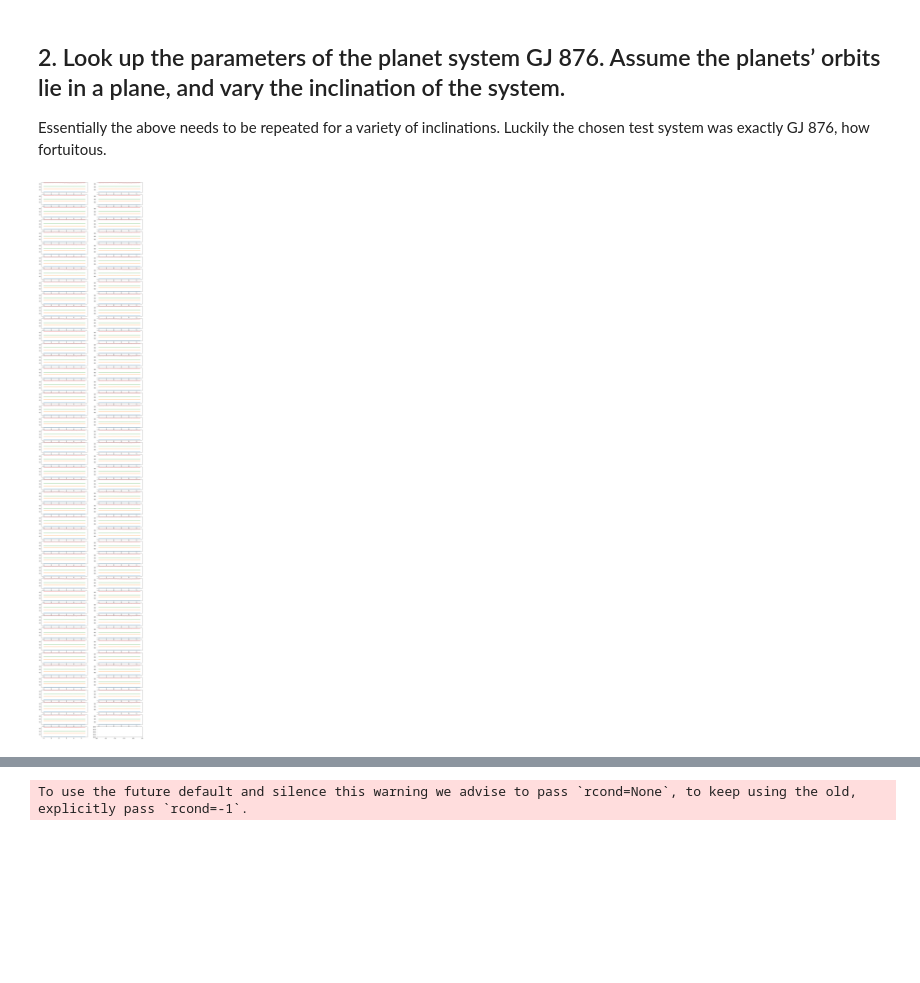
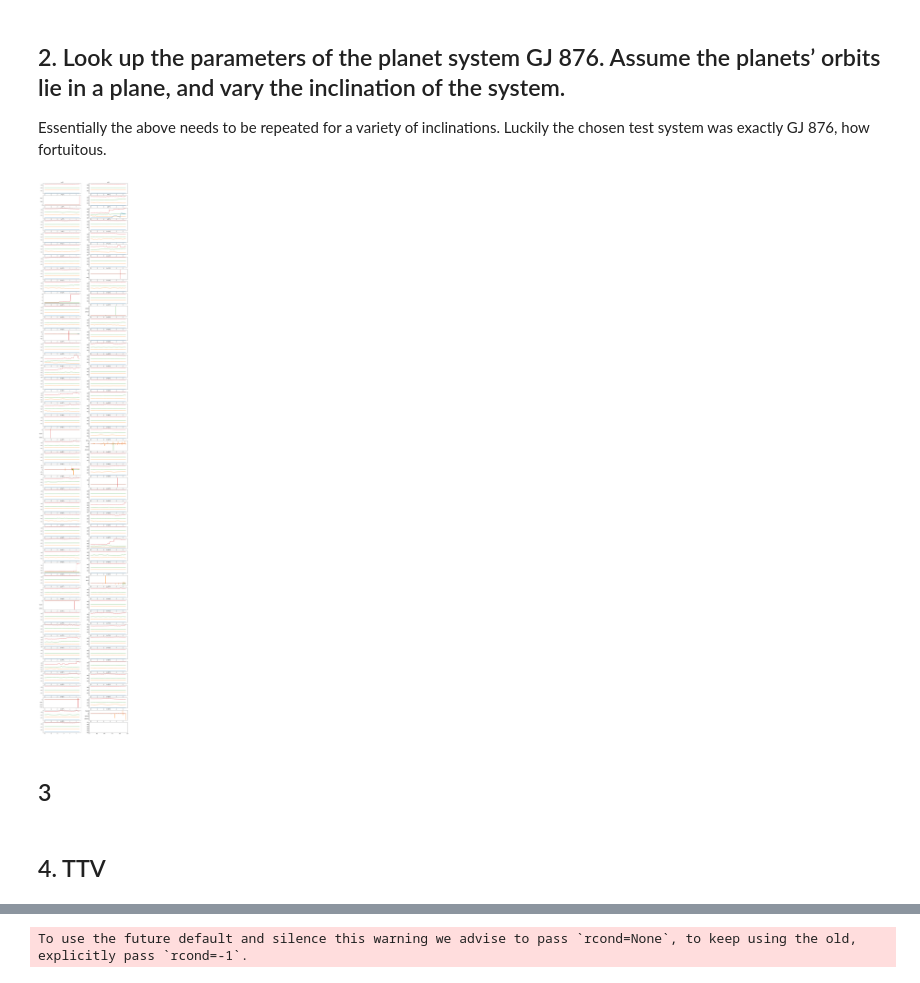
Before and after one commit to DinoBektesevic/ASTR597-Exoplanets, a Jupyter notebook: DinoBektesevic_HW3.ipynb, the cells around one changed output, grey strips where cells are left out. Saved outputs shown, nothing was run; the diff lists cells and outputs as text; code cells hidden in the pictures; blank space fills up the shorter version.

```diff
--- a/DinoBektesevic_HW3.ipynb
+++ b/DinoBektesevic_HW3.ipynb
@@ -72,15 +84,15 @@ Considering the default unit system used, a single timestep is in reference to $
 
 A 1000 orbits of the innermost planet takes approximately 2000 days or approximately 5.5 years. Starting from $t=0$ we need to integrate to $t=11\pi$ to get 2000 orbits of closest planet.
 # %%
-a = {'d':[], 'c':[], 'b':[], 'e':[]}
-e = {'d':[], 'c':[], 'b':[], 'e':[]}
+semmajs = {'d':[], 'c':[], 'b':[], 'e':[]}
+es = {'d':[], 'c':[], 'b':[], 'e':[]}
 dt = 0.00172021412
 
 while sim.t<11*np.pi:
     sim.integrate(sim.t+dt)
     for name, particle in zip('dcbe', sim.particles[1:]):
-        a[name].append(particle.a)
-        e[name].append(particle.e)
+        semmajs[name].append(particle.a)
+        es[name].append(particle.e)
 # %% [markdown]
 Plot the results and verify
 # %%
@@ -107,6 +119,14 @@ for ax in axes:
 ## 2. Look up the parameters of the planet system GJ 876.  Assume the planets’ orbits lie in a plane, and vary the inclination of the system.
 
 Essentially the above needs to be repeated for a variety of inclinations. Luckily the chosen test system was exactly GJ 876, how fortuitous.
+# %%
+def calcMass(planet, i, mstar=star['m']):
+    A = planet.m * np.sin(planet.inc) / (mstar + planet.m)**(2/3)
+    m_new = planet.m
+    for t in range(100):
+        B = (mstar + m_new)**(2/3) / np.sin(i)
+        m_new = A * B
+    return m_new
 # %%
 def simulate(planets, dt=0.00172021412, tmax=11*np.pi):
     sim = rebound.Simulation()
@@ -125,18 +145,29 @@ def simulate(planets, dt=0.00172021412, tmax=11*np.pi):
 
     return a
 
-pplan = planets.copy()
+
 semmajs = []
 for i in range(1, 90):
+    pplan = copy.deepcopy(planets)
     for planet in pplan:
-        planet['inc'] = i
+        newm = calcMass(planet, i)
+        planet.inc = i
+        planet.m = newm
+
     semmajs.append(simulate(pplan))
 # %%
-fig, axes = plt.subplots(45, 2, figsize=(15, 85))
+fig, axes = plt.subplots(45, 2, figsize=(15, 100))
 
+i = 1
 for ax, model in zip(axes.flatten(), semmajs):
     for pname, pa in model.items():
         ax.plot(t/(2*np.pi), pa, label=pname)
+    ax.set_title(f'i={i}°')
+    i+=1
 # %% [output]
-[figure, old version]
+[figure, new version]
+# %% [markdown]
+## 3
+# %% [markdown]
+## 4. TTV
 # %%
```
Also changed, not shown: parts of 8 cells of this notebook.
